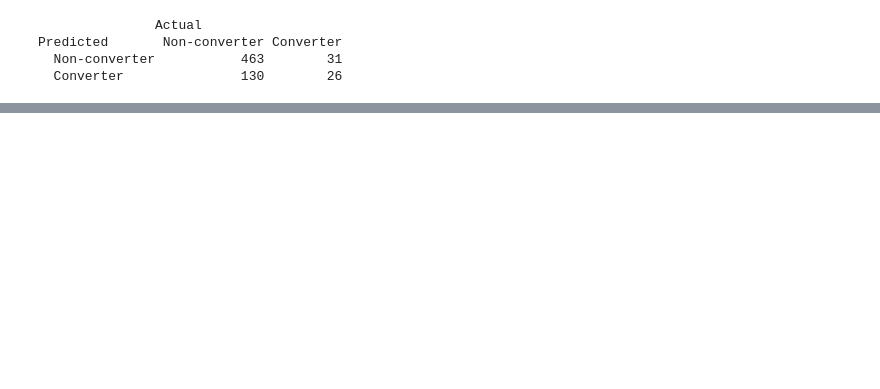
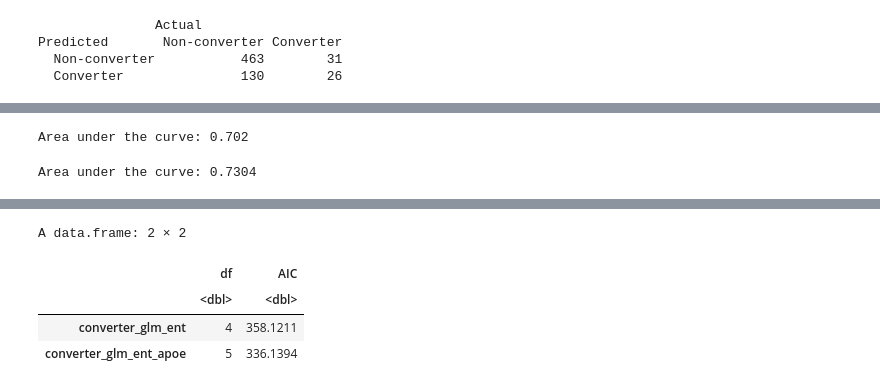
Before and after one commit to ACastellana0629/AD_onboarding, a Jupyter notebook: R_analysis/Analysis.ipynb, the cells around one changed output, grey strips where cells are left out. Cells and saved outputs as stored; diff of their text form; code cells hidden in the pictures; blank space fills up the shorter version.

```diff
--- a/R_analysis/Analysis.ipynb
+++ b/R_analysis/Analysis.ipynb
@@ -1801,0 +1864,24 @@ Predicted       Non-converter Converter
+# %%
+# ============================================================
+# Step 18b: Compare AUC with and without APOE4
+# ============================================================
+
+converter_model_data_apoe <- converter_model_data_apoe %>%
+  mutate(
+    pred_prob_ent_apoe = predict(converter_glm_ent_apoe, type = "response")
+  )
+
+roc_ent_apoe <- pROC::roc(
+  response = converter_model_data_apoe$converter_binary,
+  predictor = converter_model_data_apoe$pred_prob_ent_apoe,
+  levels = c("Non-converter", "Converter"),
+  direction = "<"
+)
+
+auc(roc_ent)
+auc(roc_ent_apoe)
+
+AIC(converter_glm_ent, converter_glm_ent_apoe)
+# %% [output]
+Area under the curve: 0.702
+Area under the curve: 0.7304
@@ -1801,0 +1890,5 @@ Predicted       Non-converter Converter
+A data.frame: 2 × 2
+|  | df | AIC |
+|  | <dbl> | <dbl> |
+| converter_glm_ent | 4 | 358.1211 |
+| converter_glm_ent_apoe | 5 | 336.1394 |
```
Also changed, not shown: parts of 21 cells of this notebook.
